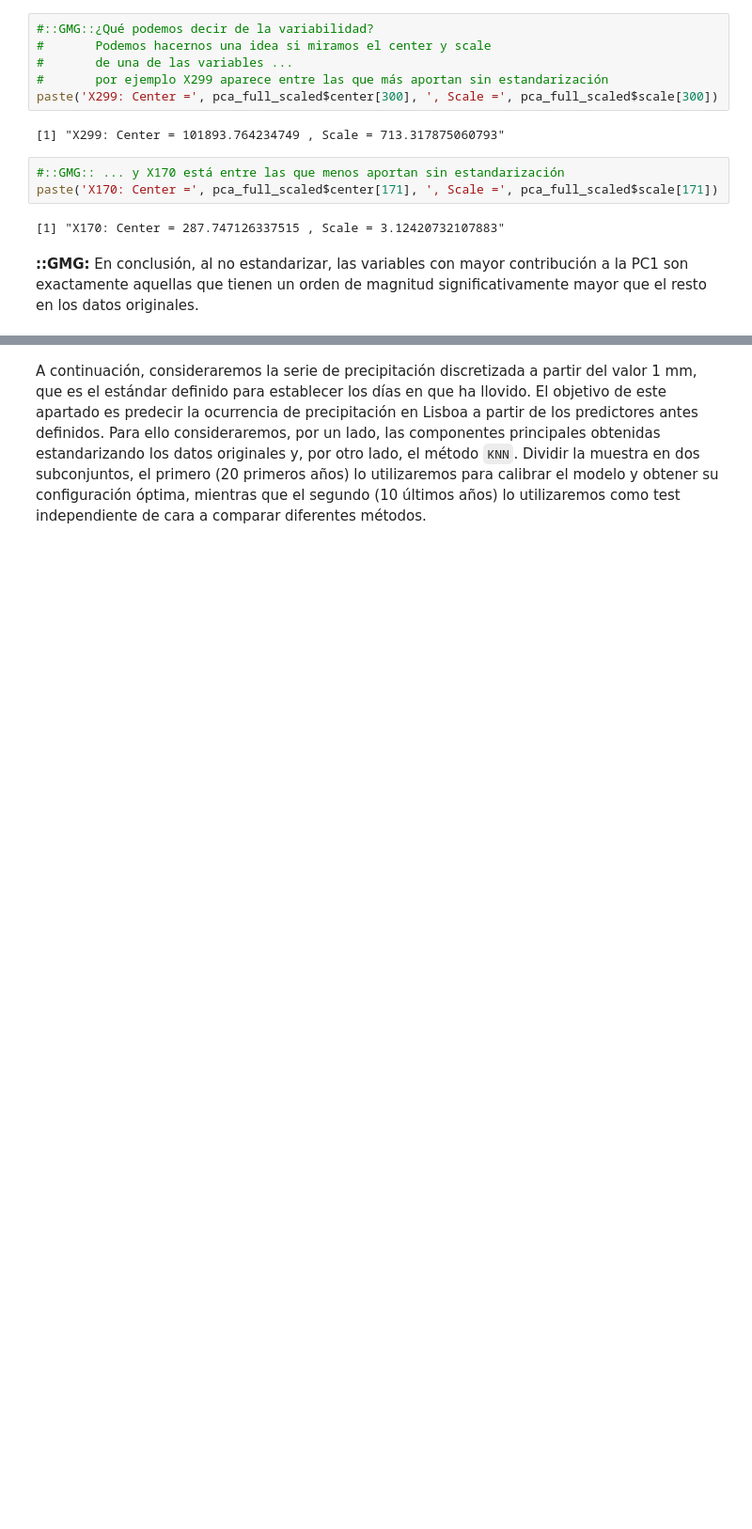
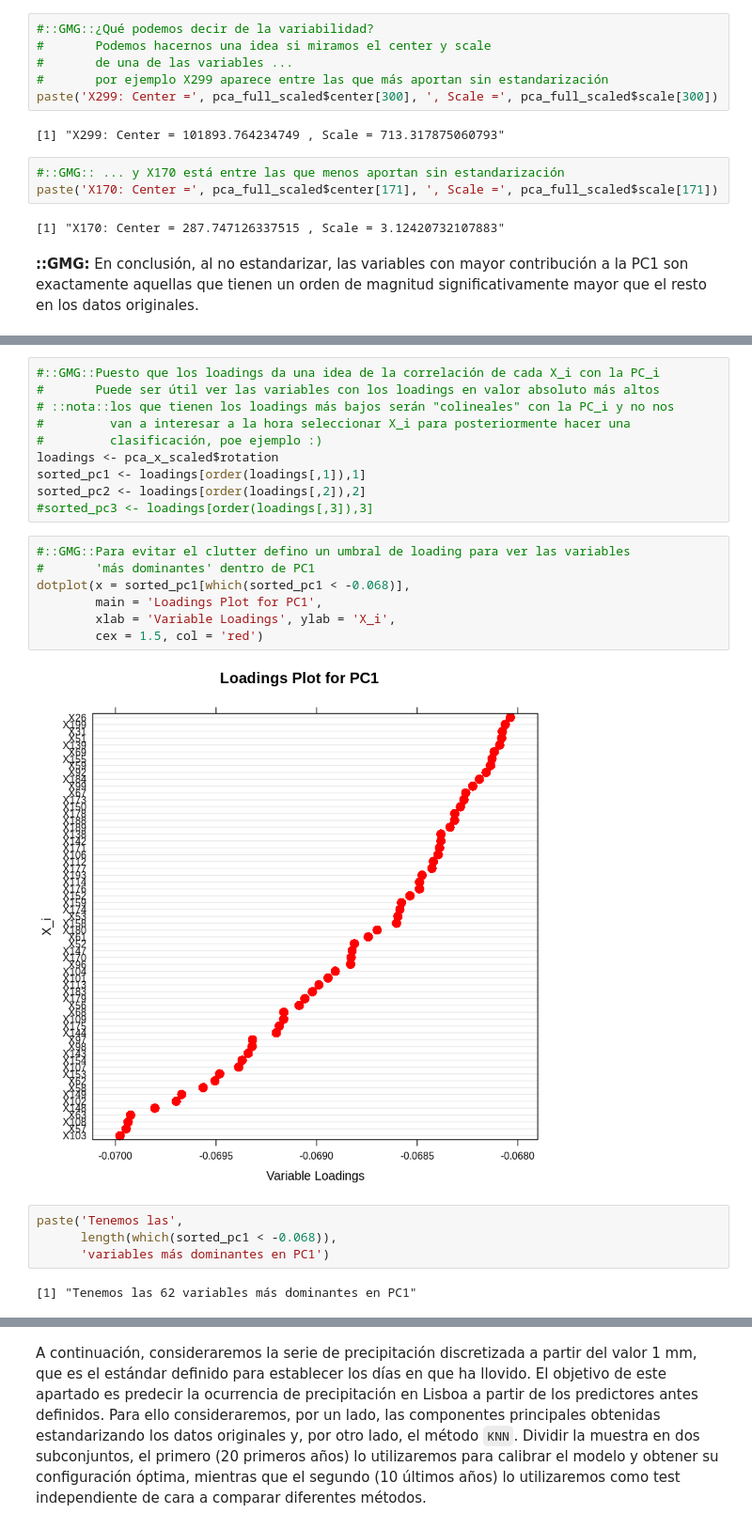
Before and after one commit to yerartdev/uc-m1966-datamining, a Jupyter notebook: d2/T02-m1966-clasificacion-reduccion-dimensionalidad.ipynb, the cells around one changed output, grey strips where cells are left out. Shown at 94% size. Drawn from its saved outputs; the diff is of its cells as text; blank space fills up the shorter version.

```diff
--- a/d2/T02-m1966-clasificacion-reduccion-dimensionalidad.ipynb
+++ b/d2/T02-m1966-clasificacion-reduccion-dimensionalidad.ipynb
@@ -434,0 +481,25 @@ paste('X170: Center =', pca_full_scaled$center[171], ', Scale =', pca_full_scale
+# %%
+#::GMG::Puesto que los loadings da una idea de la correlación de cada X_i con la PC_i
+#       Puede ser útil ver las variables con los loadings en valor absoluto más altos
+# ::nota::los que tienen los loadings más bajos serán "colineales" con la PC_i y no nos
+#         van a interesar a la hora seleccionar X_i para posteriormente hacer una
+#         clasificación, poe ejemplo :)
+loadings <- pca_x_scaled$rotation
+sorted_pc1 <- loadings[order(loadings[,1]),1]
+sorted_pc2 <- loadings[order(loadings[,2]),2]
+#sorted_pc3 <- loadings[order(loadings[,3]),3]
+# %%
+#::GMG::Para evitar el clutter defino un umbral de loading para ver las variables
+#       'más dominantes' dentro de PC1
+dotplot(x = sorted_pc1[which(sorted_pc1 < -0.068)],
+        main = 'Loadings Plot for PC1',
+        xlab = 'Variable Loadings', ylab = 'X_i',
+        cex = 1.5, col = 'red')
+# %% [output]
+[figure, added]
+# %%
+paste('Tenemos las',
+      length(which(sorted_pc1 < -0.068)),
+      'variables más dominantes en PC1')
+# %% [output]
+[1] "Tenemos las 62 variables más dominantes en PC1"
```
Also changed, not shown: parts of 23 cells of this notebook.
